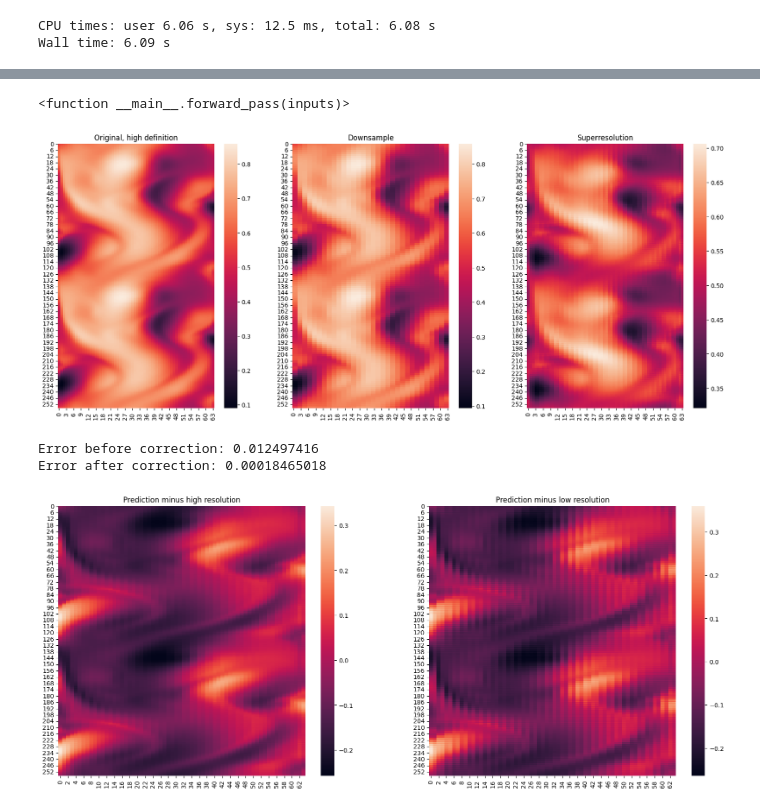
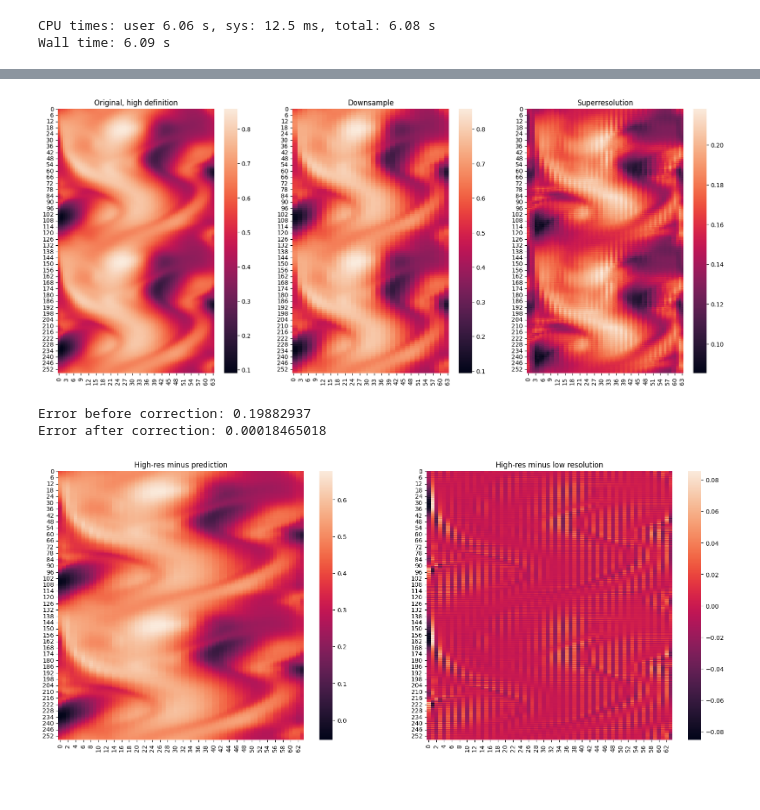
Before and after one commit to diegodelc/jax-cfd, a Jupyter notebook: notebooks/hybrid_model/first_superresolution.ipynb, the cells around one changed output, grey strips where cells are left out. Drawn from its saved outputs; the diff is of its cells as text; code cells hidden in the pictures; blank space fills up the shorter version.

```diff
--- a/notebooks/hybrid_model/first_superresolution.ipynb
+++ b/notebooks/hybrid_model/first_superresolution.ipynb
@@ -323,10 +314,9 @@ class SaveObject:
     def preprocess(self):
         self.forward_pass = hk.without_apply_rng(hk.transform(self.forward_pass))
 # %%
-toSave = SaveObject(params,num_output_channels,ndim,tower_module)
-toSave.forward_pass
+toSave = SaveObject()
+toSave.save_params(params)
+toSave.save_forward_pass_params(num_output_channels,ndim,tower_module)
-# %% [output]
-<function __main__.forward_pass(inputs)>
 # %%
 save_path = "./models/sample.pickle"
 # %%
@@ -335,6 +325,7 @@ with open(save_path,"wb") as f:
 # %%
 with open(save_path,'rb',) as pickle_file:
     loaded = pickle.load(pickle_file)
+    loaded.make_forward_pass()
     loaded.preprocess()
 # %%
 num =  34 #int(np.random.rand()*np.shape(X_test)[0]//1)
@@ -353,22 +344,22 @@ axs[1].title.set_text("Downsample")
 im = seaborn.heatmap(pred[:,:,vel],ax = axs[2])
 axs[2].title.set_text("Superresolution")
 # %% [output]
-[figure, old version]
+[figure, new version]
 # %%
 print("Error before correction: " + str(mse(pred[:,:,vel],Y_test[num,:,:,vel])))
 print("Error after correction: " + str(mse(X_test[num,:,:,vel],Y_test[num,:,:,vel])))
 # %% [output]
-Error before correction: 0.012497416
+Error before correction: 0.19882937
 Error after correction: 0.00018465018
 # %%
 # I think these are called residuals (?)
 fig, axs = plt.subplots(1,2, facecolor='w', edgecolor='k',figsize=(20,8))
 # fig.subplots_adjust(hspace = .5, wspace=.1)
 axs = axs.ravel()
 
-im = seaborn.heatmap(pred[:,:,vel]-Y_test[num,:,:,vel],ax = axs[0])
-axs[0].title.set_text("Prediction minus high resolution")
-im = seaborn.heatmap(pred[:,:,vel]-X_test[num,:,:,vel],ax = axs[1])
-axs[1].title.set_text("Prediction minus low resolution")
+im = seaborn.heatmap(Y_test[num,:,:,vel]-pred[:,:,vel],ax = axs[0])
+axs[0].title.set_text("High-res minus prediction")
+im = seaborn.heatmap(Y_test[num,:,:,vel]-X_test[num,:,:,vel],ax = axs[1])
+axs[1].title.set_text("High-res minus low resolution")
 # %% [output]
-[figure, old version]
+[figure, new version]
```
Also changed, not shown: parts of 5 cells of this notebook, 1 other file.
